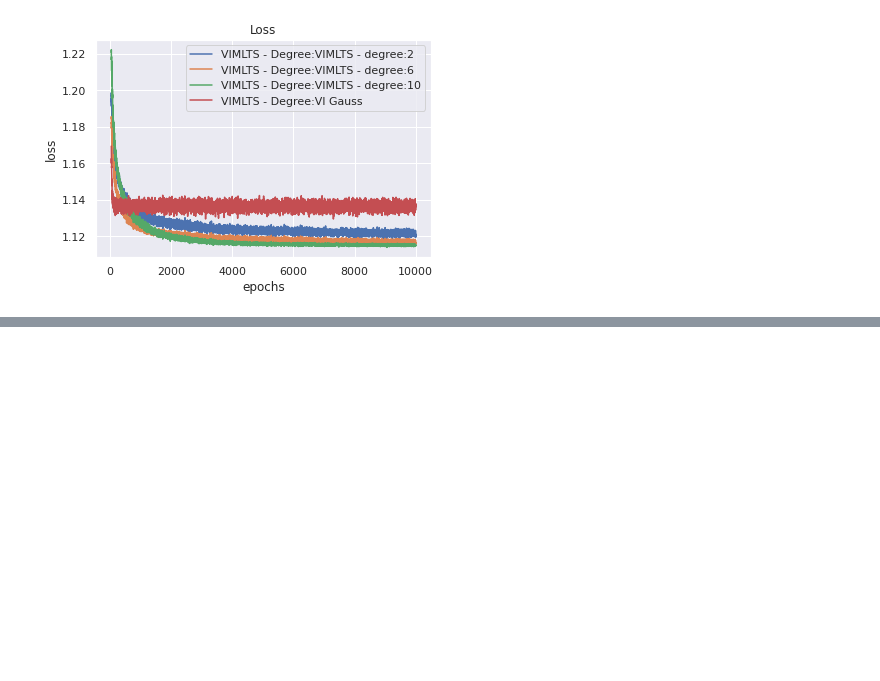
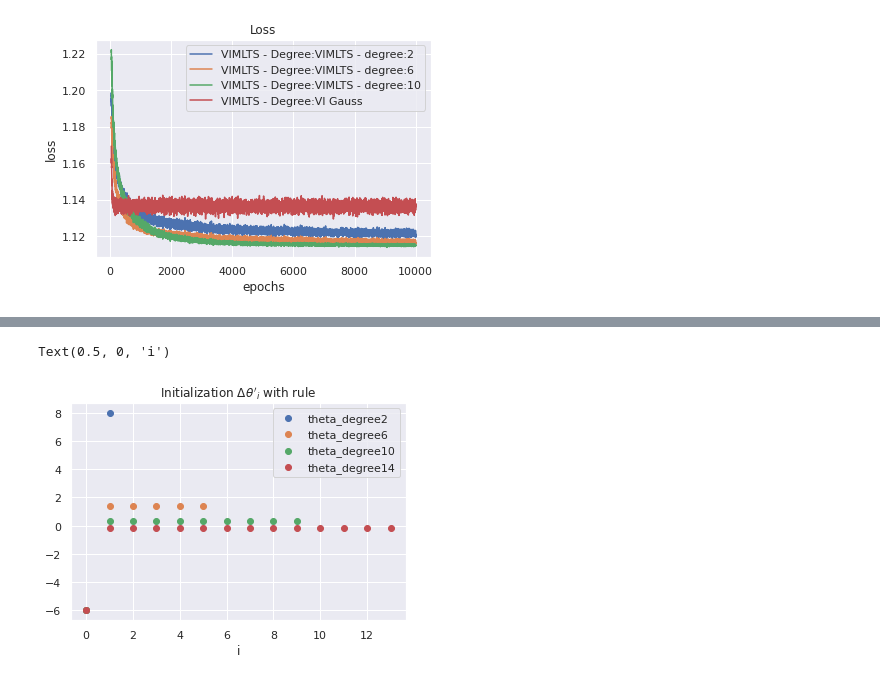
Before and after one commit to stefan1893/VIMLTS, a Jupyter notebook: ipynb/00_conjugate_prior.ipynb, the cells around one changed output, grey strips where cells are left out. Cells and saved outputs as stored; diff of their text form; code cells hidden in the pictures; blank space fills up the shorter version.

```diff
--- a/ipynb/00_conjugate_prior.ipynb
+++ b/ipynb/00_conjugate_prior.ipynb
@@ -277,0 +313,9 @@ plt.savefig("00_conj_prior_loss.png")
+# %%
+for name, (delta_theta, theta) in thetas.items():
+    plt.scatter(range(len(delta_theta)), delta_theta, label=name)
+plt.legend()
+plt.title("Initialization $\Delta\\theta'_i$ with rule")
+plt.xlabel("i")
+# %% [output]
+Text(0.5, 0, 'i')
+[figure, added]
```
Also changed, not shown: parts of 5 cells of this notebook, 3 other files.
